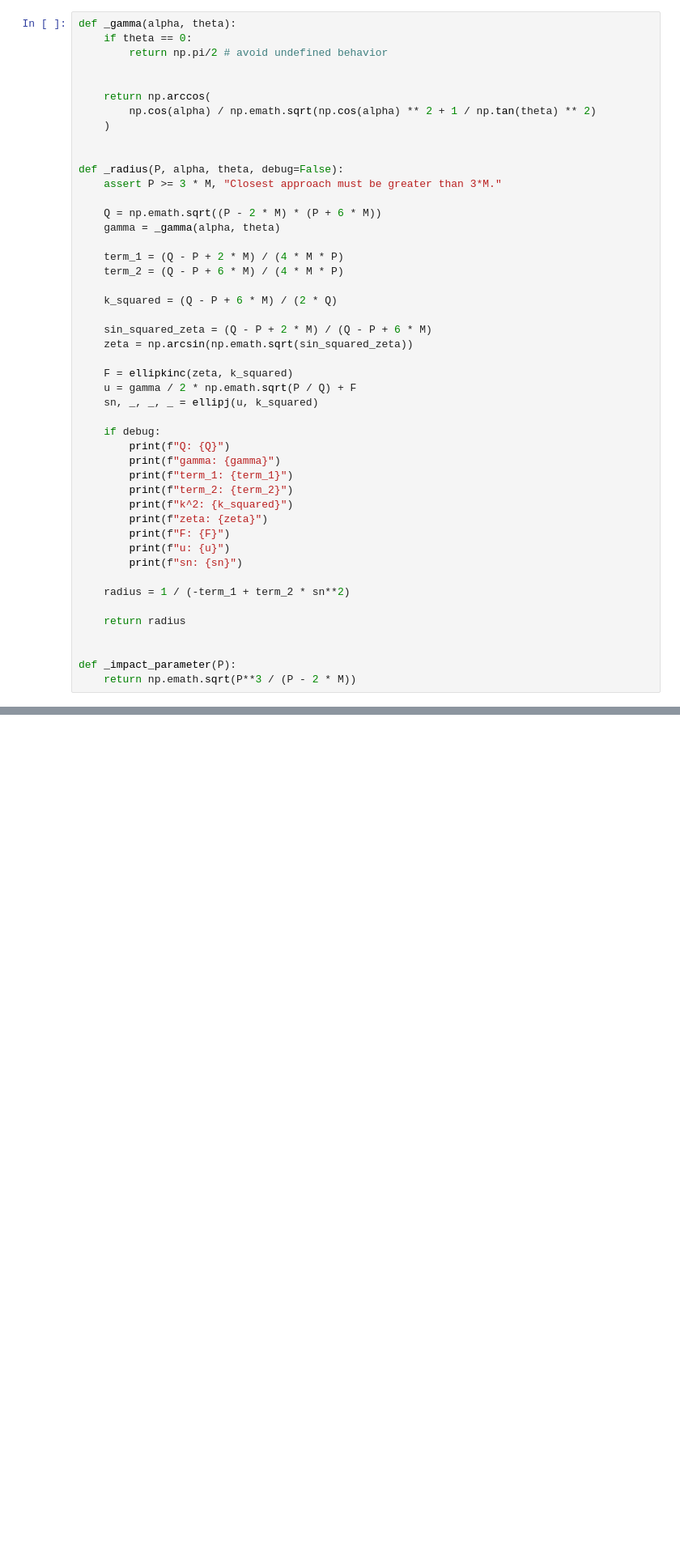
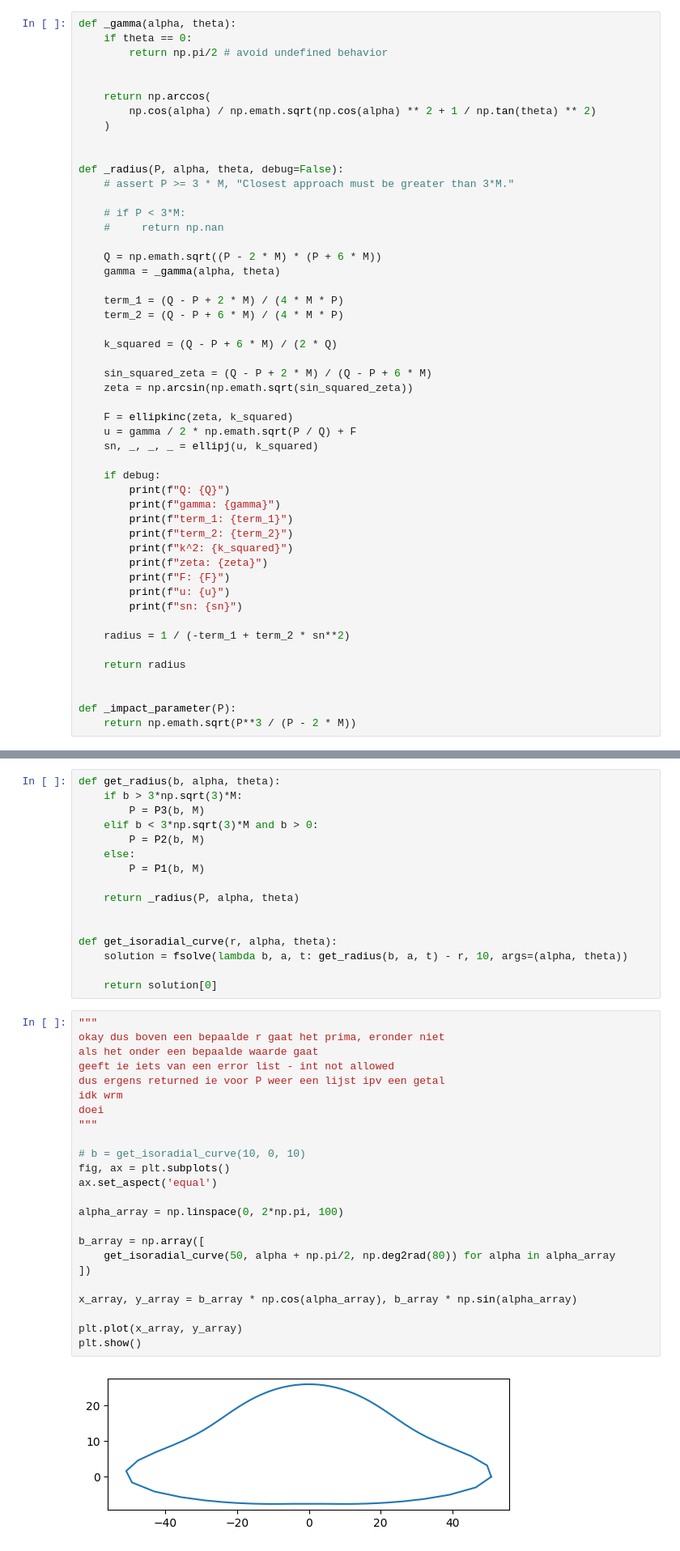
Before and after one commit to jessecrans/bh-raytracer, a Jupyter notebook: luminet-paper.ipynb, the cells around one changed output, grey strips where cells are left out. Shown: that part at 81% size. Saved outputs shown, nothing was run; the diff lists cells and outputs as text; blank space fills up the shorter version.

Commit message:
worked on isoradial plot
errors still occuring when going below certain radius

```diff
--- a/luminet-paper.ipynb
+++ b/luminet-paper.ipynb
@@ -30,7 +34,10 @@ def _gamma(alpha, theta):
 
 
 def _radius(P, alpha, theta, debug=False):
-    assert P >= 3 * M, "Closest approach must be greater than 3*M."
+    # assert P >= 3 * M, "Closest approach must be greater than 3*M."
+
+    # if P < 3*M:
+    #     return np.nan
 
     Q = np.emath.sqrt((P - 2 * M) * (P + 6 * M))
     gamma = _gamma(alpha, theta)
@@ -266,0 +231,42 @@ plt.show()
+# %%
+def get_radius(b, alpha, theta):
+    if b > 3*np.sqrt(3)*M:
+        P = P3(b, M)
+    elif b < 3*np.sqrt(3)*M and b > 0:
+        P = P2(b, M)
+    else:
+        P = P1(b, M)
+
+    return _radius(P, alpha, theta)
+
+
+def get_isoradial_curve(r, alpha, theta):
+    solution = fsolve(lambda b, a, t: get_radius(b, a, t) - r, 10, args=(alpha, theta))
+
+    return solution[0]
+# %%
+"""
+okay dus boven een bepaalde r gaat het prima, eronder niet
+als het onder een bepaalde waarde gaat
+geeft ie iets van een error list - int not allowed
+dus ergens returned ie voor P weer een lijst ipv een getal
+idk wrm
+doei
+"""
+
+# b = get_isoradial_curve(10, 0, 10)
+fig, ax = plt.subplots()
+ax.set_aspect('equal')
+
+alpha_array = np.linspace(0, 2*np.pi, 100)
+
+b_array = np.array([
+    get_isoradial_curve(50, alpha + np.pi/2, np.deg2rad(80)) for alpha in alpha_array
+])
+
+x_array, y_array = b_array * np.cos(alpha_array), b_array * np.sin(alpha_array)
+
+plt.plot(x_array, y_array)
+plt.show()
+# %% [output]
+[figure, added]
```
Also changed, not shown: parts of 6 cells of this notebook.
